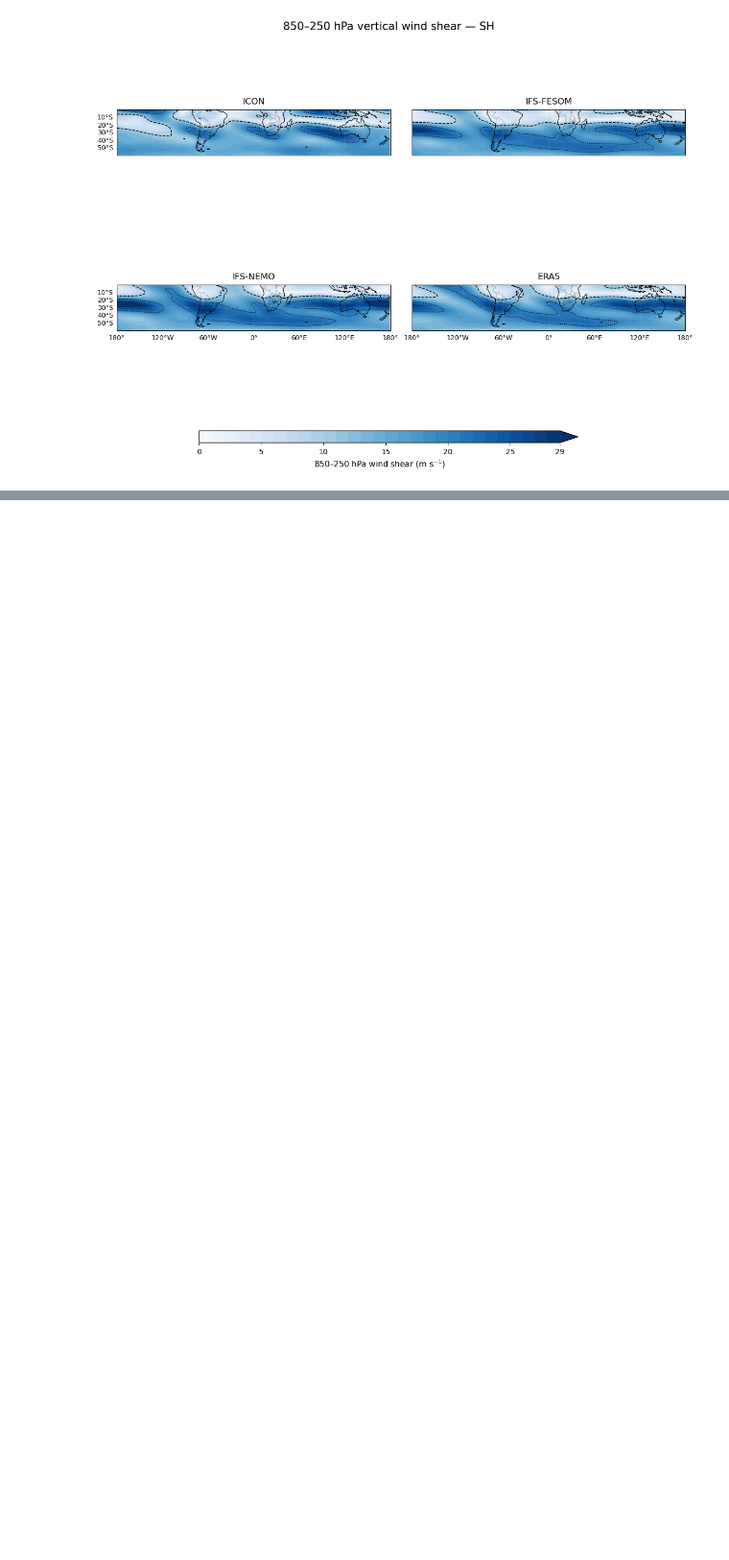
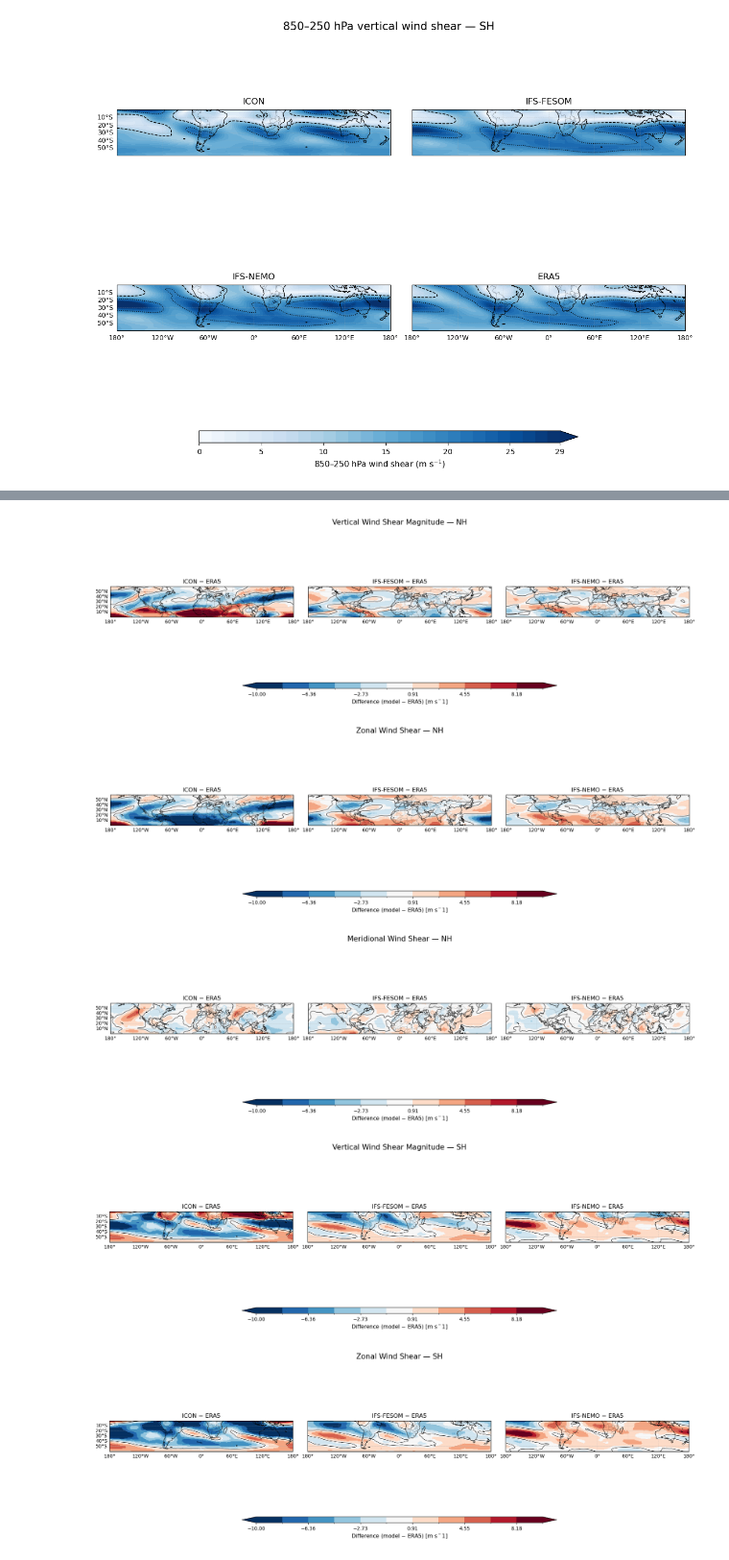
Before and after one commit to DestinE-Climate-DT/AQUA-diagnostics, a Jupyter notebook: frontier-diagnostics/tropical_cyclones/notebooks/shear.ipynb, the cells around one changed output, grey strips where cells are left out. Shown at 96% size. Drawn from its saved outputs; the diff is of its cells as text; code cells hidden in the pictures; blank space fills up the shorter version.

```diff
--- a/frontier-diagnostics/tropical_cyclones/notebooks/shear.ipynb
+++ b/frontier-diagnostics/tropical_cyclones/notebooks/shear.ipynb
@@ -567,0 +1142,25 @@ def plot_shear_component(shear, hemisphere, component):
+# %%
+for hemisphere in ["NH", "SH"]:
+    for component in ["Vd", "ud", "vd"]:
+
+        fig = plot_shear_difference(
+            differences,
+            component=component,
+            hemisphere=hemisphere,
+            vmin=-10,
+            vmax=10
+        )
+        plt.show()
+        fig.savefig(
+            f"{component}_difference_{hemisphere}.png",
+            dpi=300,
+            bbox_inches="tight"
+        )
+
+        plt.close(fig)
+# %% [output]
+[figure, added]
+[figure, added]
+[figure, added]
+[figure, added]
+[figure, added]
```
Also changed, not shown: parts of 40 cells of this notebook, 5 other files.
